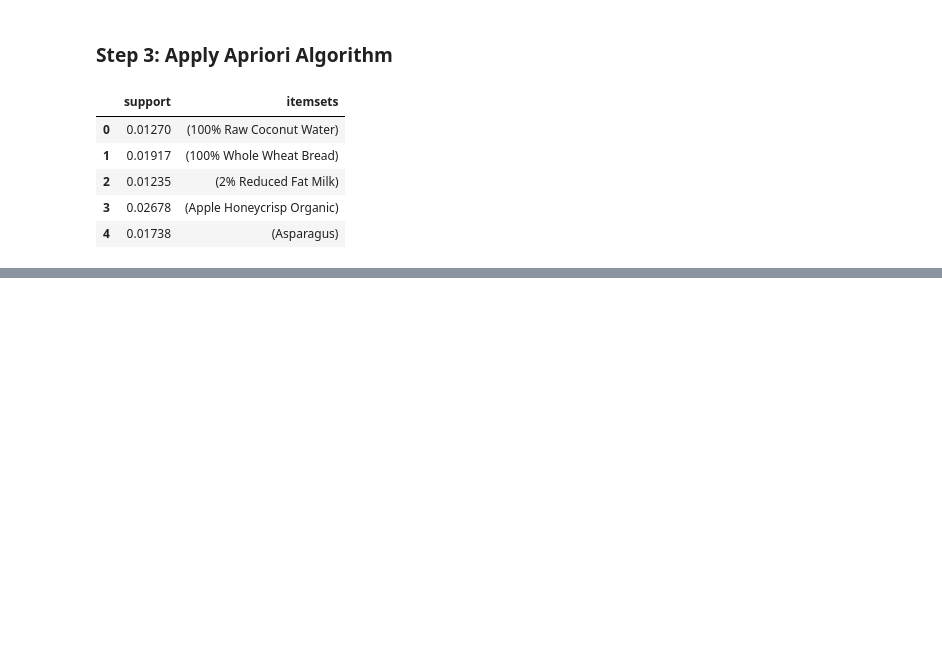
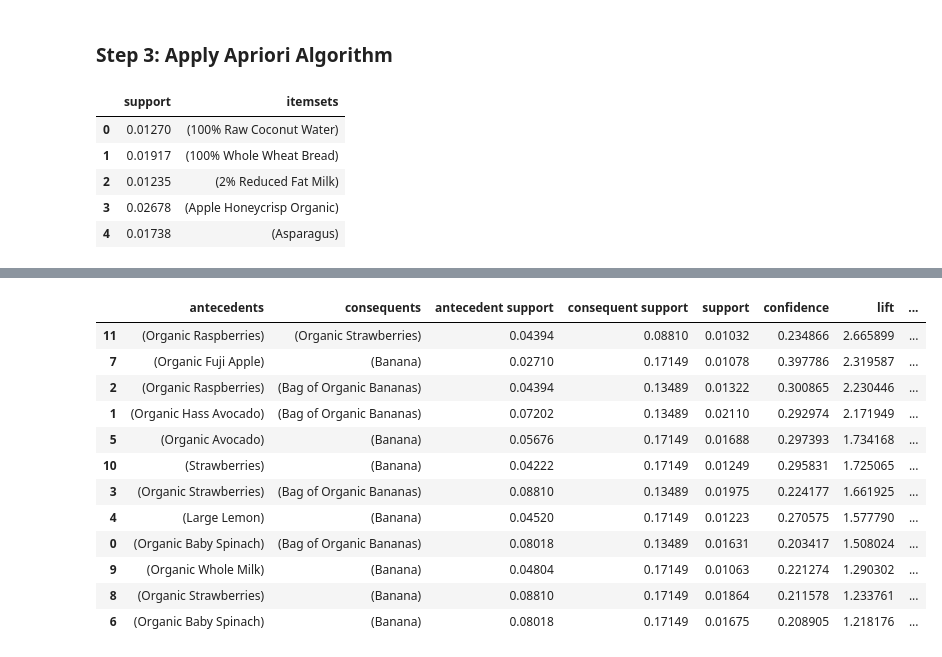
Before and after one commit to brandmend/Instacart_Basket_Prediction_Analysis, a Jupyter notebook: Instacart_Basket_Analysis_Apriori.ipynb, the cells around one changed output, grey strips where cells are left out. Saved outputs shown, nothing was run; the diff lists cells and outputs as text; code cells hidden in the pictures; blank space fills up the shorter version.

```diff
--- a/Instacart_Basket_Analysis_Apriori.ipynb
+++ b/Instacart_Basket_Analysis_Apriori.ipynb
@@ -196,0 +217,20 @@ rules.sort_values('lift', ascending=False)
+# %%
+# Getting Association rules
+
+rules = association_rules(frequent_items, metric='confidence', min_threshold=.2)
+
+rules.sort_values('lift', ascending=False)
+# %% [output]
+|  | antecedents | consequents | antecedent support | consequent support | support | confidence | lift | ... |
+| 11 | (Organic Raspberries) | (Organic Strawberries) | 0.04394 | 0.08810 | 0.01032 | 0.234866 | 2.665899 | ... |
+| 7 | (Organic Fuji Apple) | (Banana) | 0.02710 | 0.17149 | 0.01078 | 0.397786 | 2.319587 | ... |
+| 2 | (Organic Raspberries) | (Bag of Organic Bananas) | 0.04394 | 0.13489 | 0.01322 | 0.300865 | 2.230446 | ... |
+| 1 | (Organic Hass Avocado) | (Bag of Organic Bananas) | 0.07202 | 0.13489 | 0.02110 | 0.292974 | 2.171949 | ... |
+| 5 | (Organic Avocado) | (Banana) | 0.05676 | 0.17149 | 0.01688 | 0.297393 | 1.734168 | ... |
+| 10 | (Strawberries) | (Banana) | 0.04222 | 0.17149 | 0.01249 | 0.295831 | 1.725065 | ... |
+| 3 | (Organic Strawberries) | (Bag of Organic Bananas) | 0.08810 | 0.13489 | 0.01975 | 0.224177 | 1.661925 | ... |
+| 4 | (Large Lemon) | (Banana) | 0.04520 | 0.17149 | 0.01223 | 0.270575 | 1.577790 | ... |
+| 0 | (Organic Baby Spinach) | (Bag of Organic Bananas) | 0.08018 | 0.13489 | 0.01631 | 0.203417 | 1.508024 | ... |
+| 9 | (Organic Whole Milk) | (Banana) | 0.04804 | 0.17149 | 0.01063 | 0.221274 | 1.290302 | ... |
+| 8 | (Organic Strawberries) | (Banana) | 0.08810 | 0.17149 | 0.01864 | 0.211578 | 1.233761 | ... |
+| 6 | (Organic Baby Spinach) | (Banana) | 0.08018 | 0.17149 | 0.01675 | 0.208905 | 1.218176 | ... |
```
Also changed, not shown: parts of 1 cell of this notebook.
